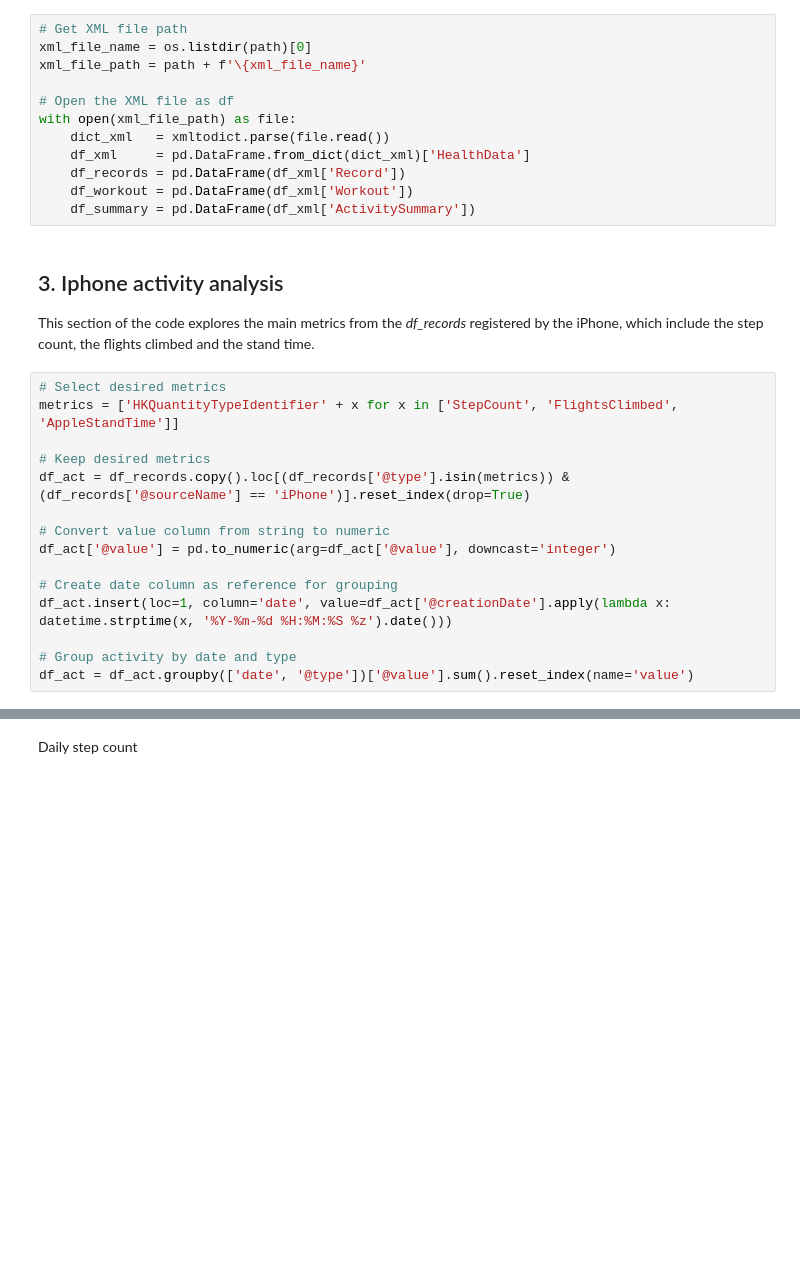
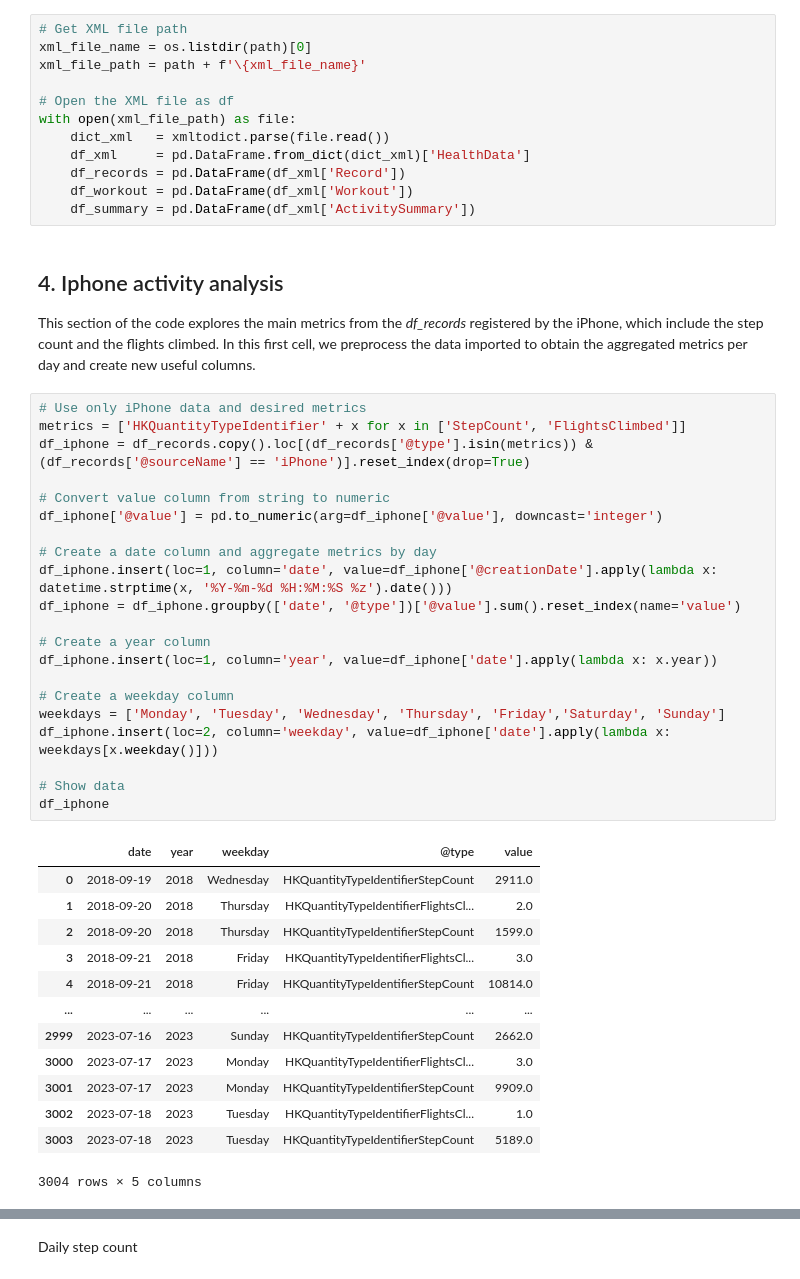
Before and after one commit to eduardovalero/Iphone-health-analytics, a Jupyter notebook: main.ipynb, the cells around one changed output, grey strips where cells are left out. Saved outputs shown, nothing was run; the diff lists cells and outputs as text; blank space fills up the shorter version.

```diff
--- a/main.ipynb
+++ b/main.ipynb
@@ -44,21 +120,41 @@ with open(xml_file_path) as file:
     df_workout = pd.DataFrame(df_xml['Workout'])
     df_summary = pd.DataFrame(df_xml['ActivitySummary'])
 # %% [markdown]
-## 3. Iphone activity analysis
-This section of the code explores the main metrics from the *df_records* registered by the iPhone, which include the step count, the flights climbed and the stand time.
+## 4. Iphone activity analysis
+This section of the code explores the main metrics from the *df_records* registered by the iPhone, which include the step count and the flights climbed. In this first cell, we preprocess the data imported to obtain the aggregated metrics per day and create new useful columns.
 # %%
-# Select desired metrics
-metrics = ['HKQuantityTypeIdentifier' + x for x in ['StepCount', 'FlightsClimbed', 'AppleStandTime']]
-
-# Keep desired metrics
-df_act = df_records.copy().loc[(df_records['@type'].isin(metrics)) & (df_records['@sourceName'] == 'iPhone')].reset_index(drop=True)
+# Use only iPhone data and desired metrics
+metrics = ['HKQuantityTypeIdentifier' + x for x in ['StepCount', 'FlightsClimbed']]
+df_iphone = df_records.copy().loc[(df_records['@type'].isin(metrics)) & (df_records['@sourceName'] == 'iPhone')].reset_index(drop=True)
 
 # Convert value column from string to numeric
-df_act['@value'] = pd.to_numeric(arg=df_act['@value'], downcast='integer')
+df_iphone['@value'] = pd.to_numeric(arg=df_iphone['@value'], downcast='integer')
 
-# Create date column as reference for grouping
-df_act.insert(loc=1, column='date', value=df_act['@creationDate'].apply(lambda x: datetime.strptime(x, '%Y-%m-%d %H:%M:%S %z').date()))
+# Create a date column and aggregate metrics by day
+df_iphone.insert(loc=1, column='date', value=df_iphone['@creationDate'].apply(lambda x: datetime.strptime(x, '%Y-%m-%d %H:%M:%S %z').date()))
+df_iphone = df_iphone.groupby(['date', '@type'])['@value'].sum().reset_index(name='value')
 
-# Group activity by date and type
-df_act = df_act.groupby(['date', '@type'])['@value'].sum().reset_index(name='value')
+# Create a year column
+df_iphone.insert(loc=1, column='year', value=df_iphone['date'].apply(lambda x: x.year))
+
+# Create a weekday column
+weekdays = ['Monday', 'Tuesday', 'Wednesday', 'Thursday', 'Friday','Saturday', 'Sunday']
+df_iphone.insert(loc=2, column='weekday', value=df_iphone['date'].apply(lambda x: weekdays[x.weekday()]))
+
+# Show data
+df_iphone
+# %% [output]
+|  | date | year | weekday | @type | value |
+| 0 | 2018-09-19 | 2018 | Wednesday | HKQuantityTypeIdentifierStepCount | 2911.0 |
+| 1 | 2018-09-20 | 2018 | Thursday | HKQuantityTypeIdentifierFlightsCl... | 2.0 |
+| 2 | 2018-09-20 | 2018 | Thursday | HKQuantityTypeIdentifierStepCount | 1599.0 |
+| 3 | 2018-09-21 | 2018 | Friday | HKQuantityTypeIdentifierFlightsCl... | 3.0 |
+| 4 | 2018-09-21 | 2018 | Friday | HKQuantityTypeIdentifierStepCount | 10814.0 |
+| ... | ... | ... | ... | ... | ... |
+| 2999 | 2023-07-16 | 2023 | Sunday | HKQuantityTypeIdentifierStepCount | 2662.0 |
+| 3000 | 2023-07-17 | 2023 | Monday | HKQuantityTypeIdentifierFlightsCl... | 3.0 |
+| 3001 | 2023-07-17 | 2023 | Monday | HKQuantityTypeIdentifierStepCount | 9909.0 |
+| 3002 | 2023-07-18 | 2023 | Tuesday | HKQuantityTypeIdentifierFlightsCl... | 1.0 |
+| 3003 | 2023-07-18 | 2023 | Tuesday | HKQuantityTypeIdentifierStepCount | 5189.0 |
+3004 rows × 5 columns
 # %% [markdown]
```
Also changed, not shown: parts of 19 cells of this notebook.
